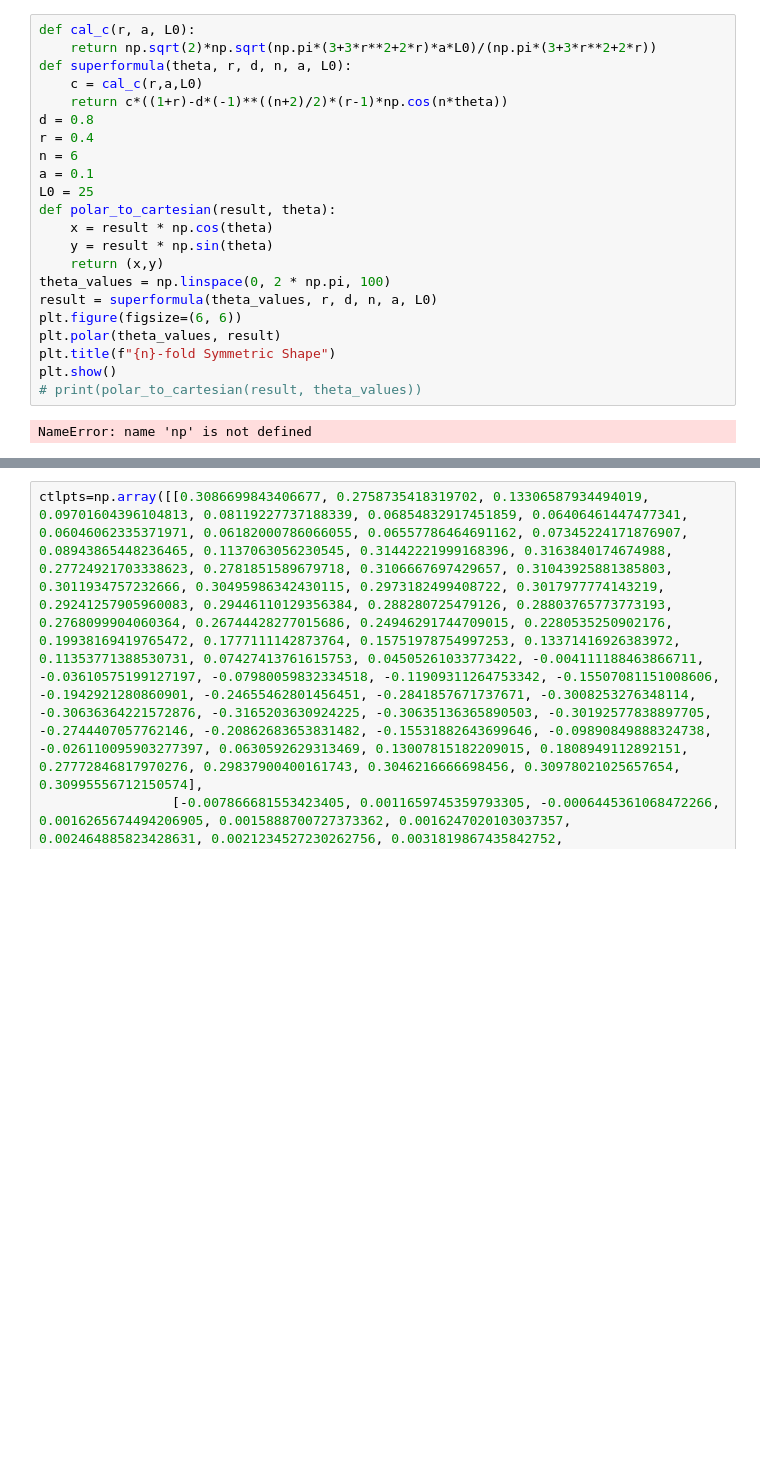
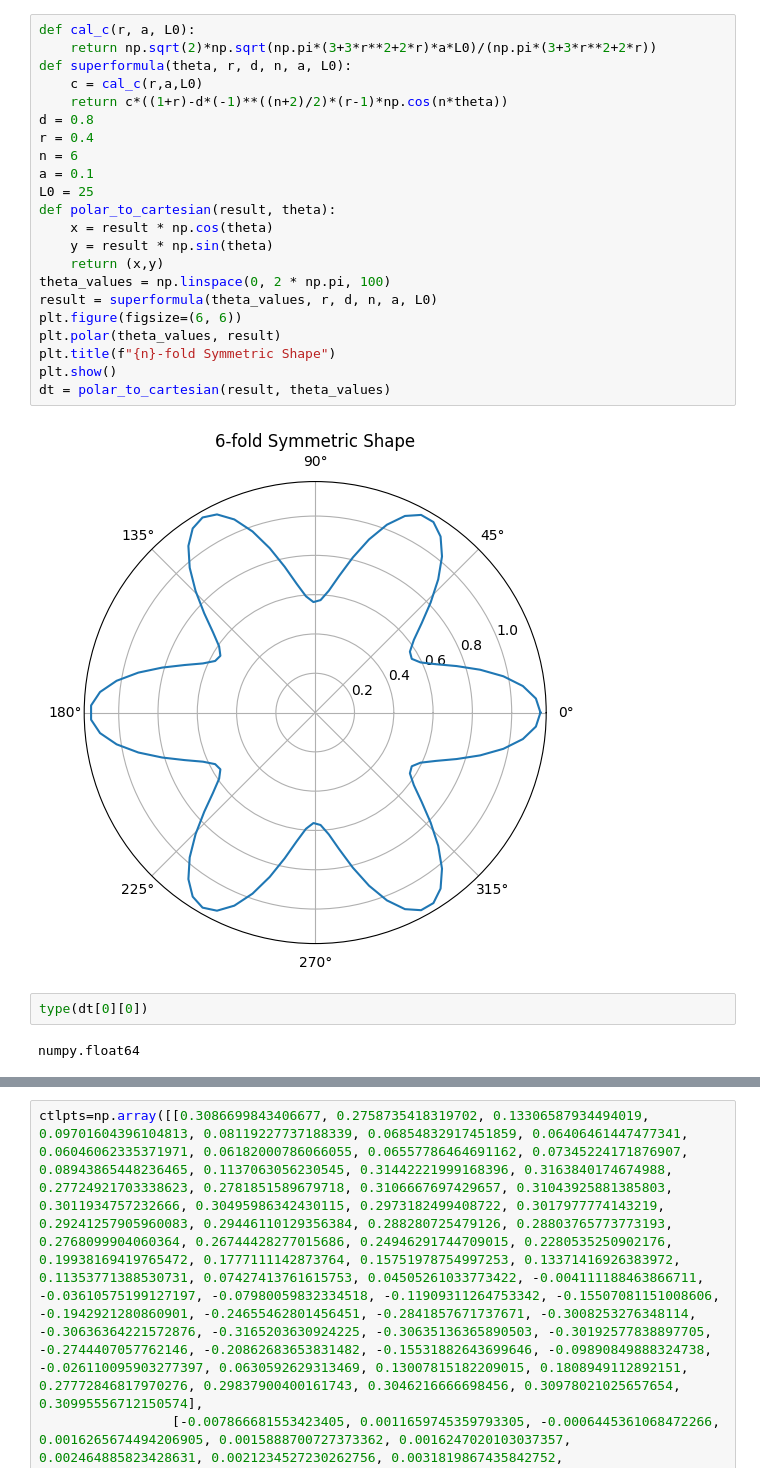
Before and after one commit to kevin866/pyiga, a Jupyter notebook: notebooks/nurbs_super.ipynb, the cells around one changed output, grey strips where cells are left out. Cells and saved outputs as stored; diff of their text form; blank space fills up the shorter version.

```diff
--- a/notebooks/nurbs_super.ipynb
+++ b/notebooks/nurbs_super.ipynb
@@ -10,24 +8,28 @@ ModuleNotFoundError: No module named 'pyiga'
 # %%
 def cal_c(r, a, L0):
     return np.sqrt(2)*np.sqrt(np.pi*(3+3*r**2+2*r)*a*L0)/(np.pi*(3+3*r**2+2*r))
 def superformula(theta, r, d, n, a, L0):
     c = cal_c(r,a,L0)
     return c*((1+r)-d*(-1)**((n+2)/2)*(r-1)*np.cos(n*theta))
 d = 0.8
 r = 0.4
 n = 6
 a = 0.1
 L0 = 25
 def polar_to_cartesian(result, theta):
     x = result * np.cos(theta)
     y = result * np.sin(theta)
     return (x,y)
 theta_values = np.linspace(0, 2 * np.pi, 100)
 result = superformula(theta_values, r, d, n, a, L0)
 plt.figure(figsize=(6, 6))
 plt.polar(theta_values, result)
 plt.title(f"{n}-fold Symmetric Shape")
 plt.show()
-# print(polar_to_cartesian(result, theta_values))
+dt = polar_to_cartesian(result, theta_values)
 # %% [output]
-NameError: name 'np' is not defined
+[figure, added]
+# %%
+type(dt[0][0])
+# %% [output]
+numpy.float64
```
Also changed, not shown: parts of 5 cells of this notebook, 4 other files.
